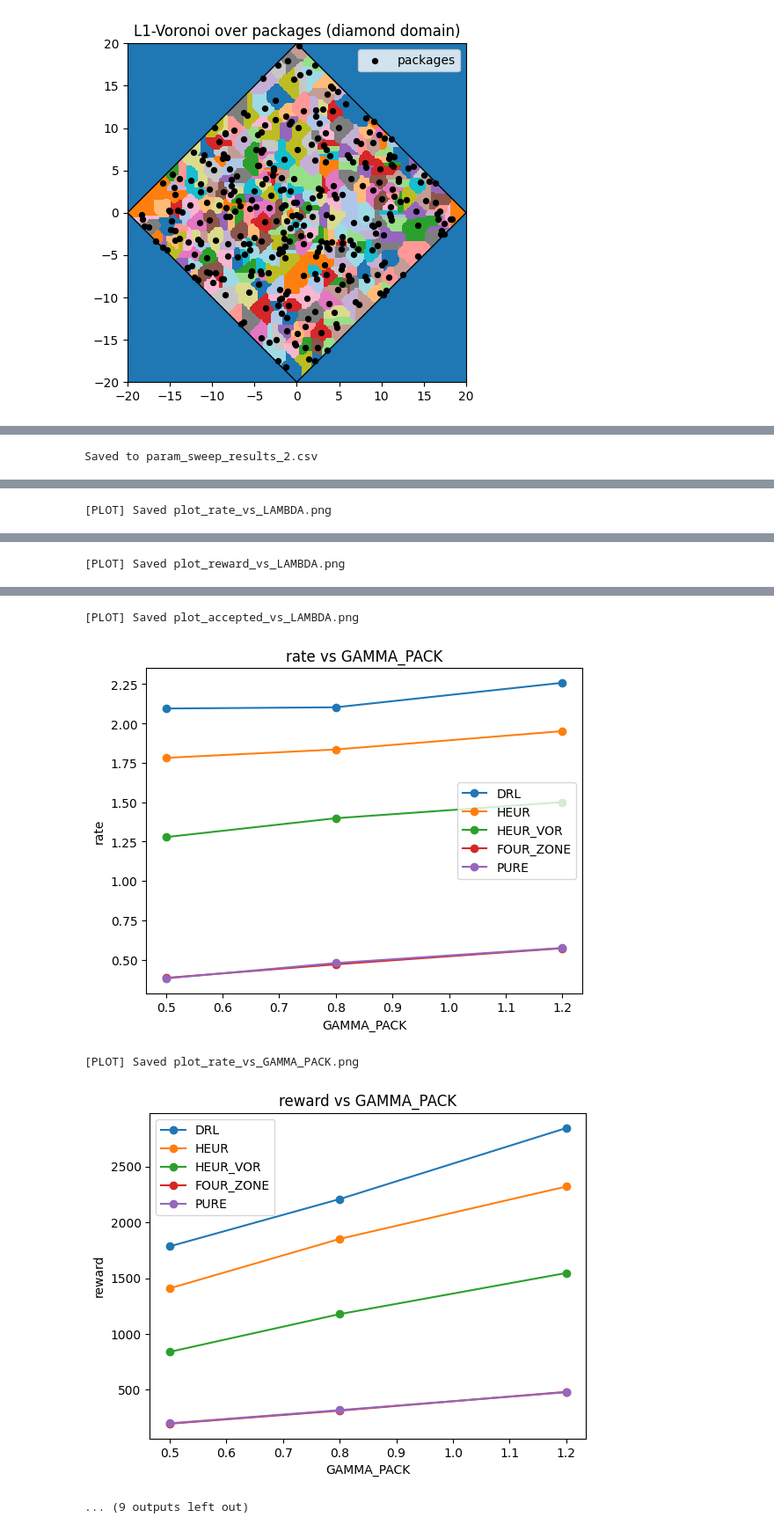
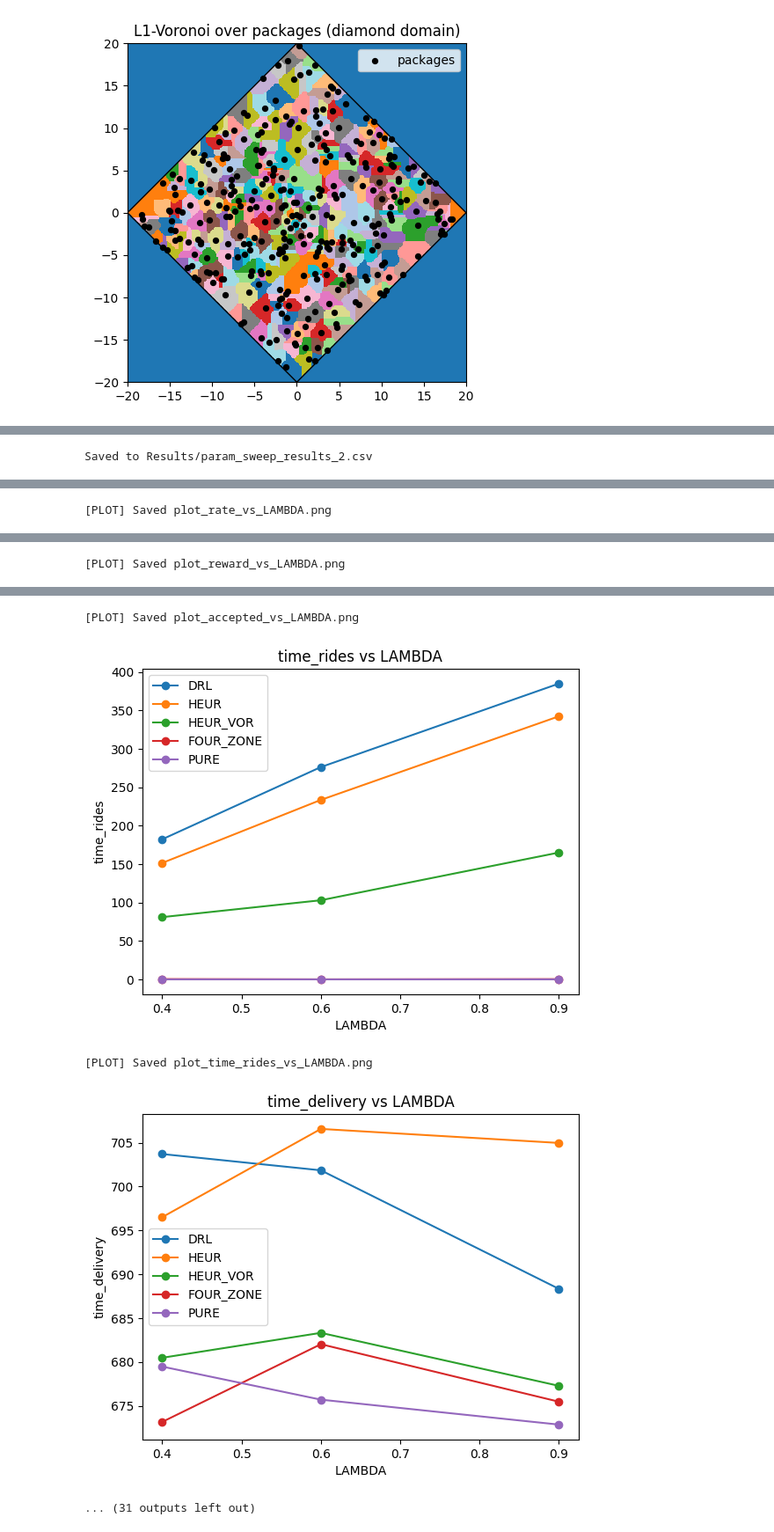
Before and after one commit to Alfredkkk/Last-mile-Logistics, a Jupyter notebook: test_ppo.ipynb, the cells around one changed output, grey strips where cells are left out. Shown at 88% size. Cells and saved outputs as stored; diff of their text form; code cells hidden in the pictures.

Commit message:
Archive old files. Test the terminal time difference between baseline heurstic and HVOR. Show the algorithm performance when RT is low.

```diff
--- a/test_ppo.ipynb
+++ b/test_ppo.ipynb
@@ -1063,7 +1101,10 @@ def evaluate_all(env: CoModalEnv, policy: ActorCritic, heur_grace_steps: Optiona
                 return eps
             fixed = []
             for e in eps:
-                if len(e) == 5:
+                if len(e) == 7:
+                    R, T, Rate, reason, acc, t_R, t_D = e
+                    fixed.append((R * INV_REWARD_SCALE, T, Rate * INV_REWARD_SCALE, reason, acc, t_R, t_D))
+                elif len(e) == 5:
                     R, T, Rate, reason, acc = e
                     fixed.append((R * INV_REWARD_SCALE, T, Rate * INV_REWARD_SCALE, reason, acc))
                 else:
@@ -1085,11 +1126,11 @@ def evaluate_all(env: CoModalEnv, policy: ActorCritic, heur_grace_steps: Optiona
 
             out = dict(
                 avg_reward = float(R.mean()),
-                avg_t      = float(T.mean()),   # 无条件平均 terminal time（原字段，保留）
+                avg_t      = float(T.mean()),
                 avg_rate   = float(Rt.mean())
             )
 
-            # 新增：finish_rate 与 avg_finish_time（仅 packages_done 条件平均）
+            # Add: finish_rate and avg_finish_time (conditional average for packages_done only)
             done_mask = np.array([1.0 if r == "packages_done" else 0.0 for r in reasons], dtype=float)
             finish_cnt = int(done_mask.sum())
             out["finish_rate"] = float(finish_cnt / len(eps))
@@ -1101,11 +1142,20 @@ def evaluate_all(env: CoModalEnv, policy: ActorCritic, heur_grace_steps: Optiona
             if len(eps[0]) == 5:
                 A  = np.array([e[4] for e in eps], dtype=float)
                 out["avg_acc"] = float(A.mean())
+            if len(eps[0]) == 7:
+                tR = np.array([e[5] for e in eps], dtype=float)
+                tD = np.array([e[6] for e in eps], dtype=float)
+                out["avg_time_rides"] = float(tR.mean())
+                out["avg_time_delivery"] = float(tD.mean())
             return out
 
         def pprint(name, eps):
             print(f"  {name} episodes:")
-            if len(eps[0]) == 5:
+            if len(eps[0]) == 7:
+                for i, (R, T, rate, reason, acc, tR, tD) in enumerate(eps):
+                    mark = " (early-packages-done)" if reason == "packages_done" else ""
+                    print(f"    Ep{i+1:02d}: reward={R:8.2f}, terminal_time={T:7.2f} min, rate={rate:6.3f}/min, accepted={acc:3d}, reason={reason}{mark}, time_rides={tR:7.2f} min, time_delivery={tD:7.2f} min")
+            elif len(eps[0]) == 5:
                 for i, (R, T, rate, reason, acc) in enumerate(eps):
                     mark = " (early-packages-done)" if reason == "packages_done" else ""
                     print(f"    Ep{i+1:02d}: reward={R:8.2f}, terminal_time={T:7.2f} min, rate={rate:6.3f}/min, accepted={acc:3d}, reason={reason}{mark}")
@@ -1275,6 +1323,7 @@ def run_param_sweep(
     RIDE_TTL_MINUTES_list,
     MAX_VISIBLE_RIDES_list,
     SWITCH_GRACE_STEPS_list,
+    RT_list,
     *,
     train_updates_per_combo: int = 0,      # Set to 200 for same training intensity as main()
     csv_path: str = "param_sweep_results.csv",
@@ -1283,9 +1332,10 @@ def run_param_sweep(
     rows = []
     combo_id = 0
 
-    for Lam, Alpha, Gamm, TTL, MV, SGS in itertools.product(
+    for Lam, Alpha, Gamm, TTL, MV, SGS, RT in itertools.product(
         LAMBDA_list, R_PICK_ALPHA_list, GAMMA_PACK_list,
-        RIDE_TTL_MINUTES_list, MAX_VISIBLE_RIDES_list, SWITCH_GRACE_STEPS_list
+        RIDE_TTL_MINUTES_list, MAX_VISIBLE_RIDES_list, SWITCH_GRACE_STEPS_list,
+        RT_list
     ):
         combo_id += 1
 
@@ -1297,7 +1347,8 @@ def run_param_sweep(
                          gamma_pack=Gamm,
                          r_pick_alpha=Alpha,
                          ride_ttl_minutes=TTL,
-                         max_visible=MV)
+                         max_visible=MV,
+                         rt=RT)
 
         # Train (including "evaluate and print every 5 updates"), return policy and the last metrics
         policy, metrics = train_policy_brief(env,
@@ -1317,12 +1368,15 @@ def run_param_sweep(
                 "RIDE_TTL_MIN": TTL,
                 "MAX_VISIBLE_RIDES": MV,
                 "SWITCH_GRACE_STEPS": SGS,
+                "RT": RT,
                 "reward": float(m["avg_reward"]),
                 "rate":   float(m["avg_rate"]),
                 "terminal_time": float(m["avg_t"]),
                 "avg_finish_time": float(m["avg_finish_time"]),
                 "finish_rate": float(m["finish_rate"]),
-                "accepted": float(m.get("avg_acc", float('nan')))
+                "accepted": float(m.get("avg_acc", float('nan'))),
+                "time_rides": float(m.get("avg_time_rides", float('nan'))),
+                "time_delivery": float(m.get("avg_time_delivery", float('nan')))
             })
 
 
@@ -1376,6 +1430,7 @@ GAMMA_PACK_list        = [0.5, 0.8, 1.2]
 RIDE_TTL_MINUTES_list  = [3, 5]
 MAX_VISIBLE_RIDES_list = [5]
 SWITCH_GRACE_STEPS_list= [6]
+RT_list                = [2.0,4.0,8.0]
 
 CSV_PATH = "Results/param_sweep_results_2.csv"
 
@@ -1385,6 +1440,7 @@ df = run_param_sweep(LAMBDA_list,
                      RIDE_TTL_MINUTES_list,
                      MAX_VISIBLE_RIDES_list,
                      SWITCH_GRACE_STEPS_list,
+                     RT_list,
                      train_updates_per_combo=20,      # Set to 20~50 for short DRL training. Set to 200 for full training of each parameter combination.
                      csv_path=CSV_PATH,
                      seed_offset=0)
@@ -1395,7 +1451,7 @@ print(f"Saved to {CSV_PATH}")
 # Plot single-parameter trend graphs (will be saved as PNG)
 plot_from_csv(CSV_PATH,
               vary_keys=["LAMBDA","GAMMA_PACK",
-                         "RIDE_TTL_MIN"],
+                         "RIDE_TTL_MIN","RT"],
               metrics=("rate", "reward", "accepted"))
 # %% [output]
   DRL  episodes:
@@ -1431 +1487 @@ plot_from_csv(CSV_PATH,
-Saved to param_sweep_results_2.csv
+Saved to Results/param_sweep_results_2.csv
@@ -1437,5 +1493,5 @@ Saved to param_sweep_results_2.csv
 [PLOT] Saved plot_accepted_vs_LAMBDA.png
-[figure, old version]
+[figure, new version]
-[PLOT] Saved plot_rate_vs_GAMMA_PACK.png
+[PLOT] Saved plot_time_rides_vs_LAMBDA.png
-[figure, old version]
+[figure, new version]
-... (9 outputs left out)
+... (31 outputs left out)
```
Also changed, not shown: parts of 8 cells of this notebook, 24 other files.
